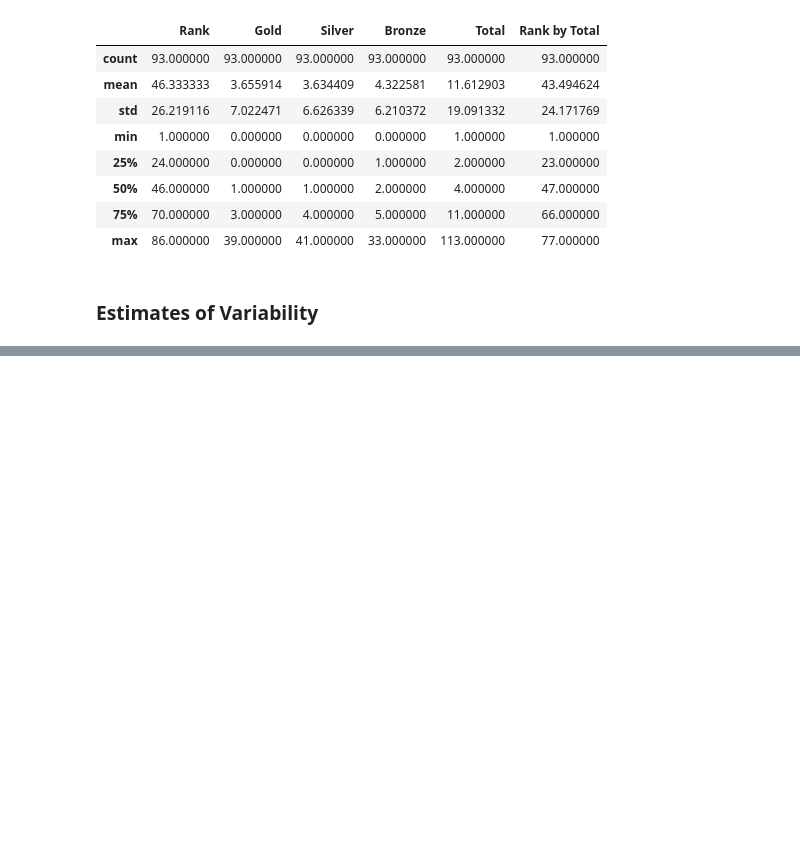
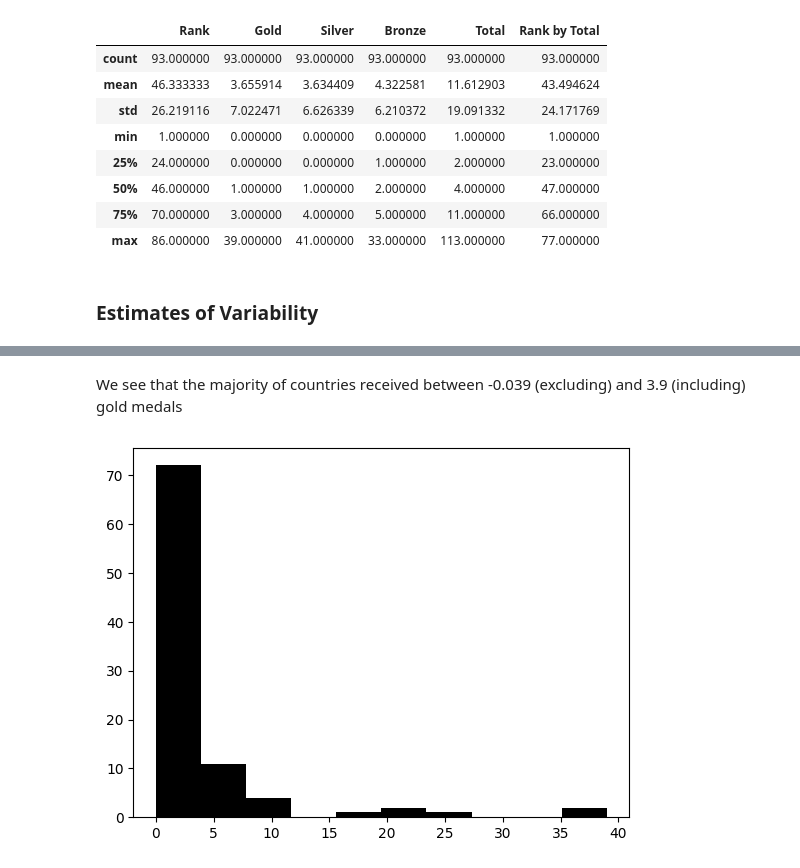
Before and after one commit to OjmJakon/Mini-Projects, a Jupyter notebook: Data Science/Practical Statistics For Data Scientists (book)/Chapter 1.ipynb, the cells around one changed output, grey strips where cells are left out. Saved outputs shown, nothing was run; the diff lists cells and outputs as text; code cells hidden in the pictures; blank space fills up the shorter version.

```diff
--- a/Data Science/Practical Statistics For Data Scientists (book)/Chapter 1.ipynb
+++ b/Data Science/Practical Statistics For Data Scientists (book)/Chapter 1.ipynb
@@ -84,0 +141,8 @@ medal_count.describe()
+# %% [markdown]
+We see that the majority of countries received between -0.039 (excluding) and 3.9 (including) gold medals
+# %%
+#Histogram
+plt.hist(x=medal_count["Gold"], bins=10, color="black")
+plt.show()
+# %% [output]
+[figure, added]
```
Also changed, not shown: parts of 12 cells of this notebook.
